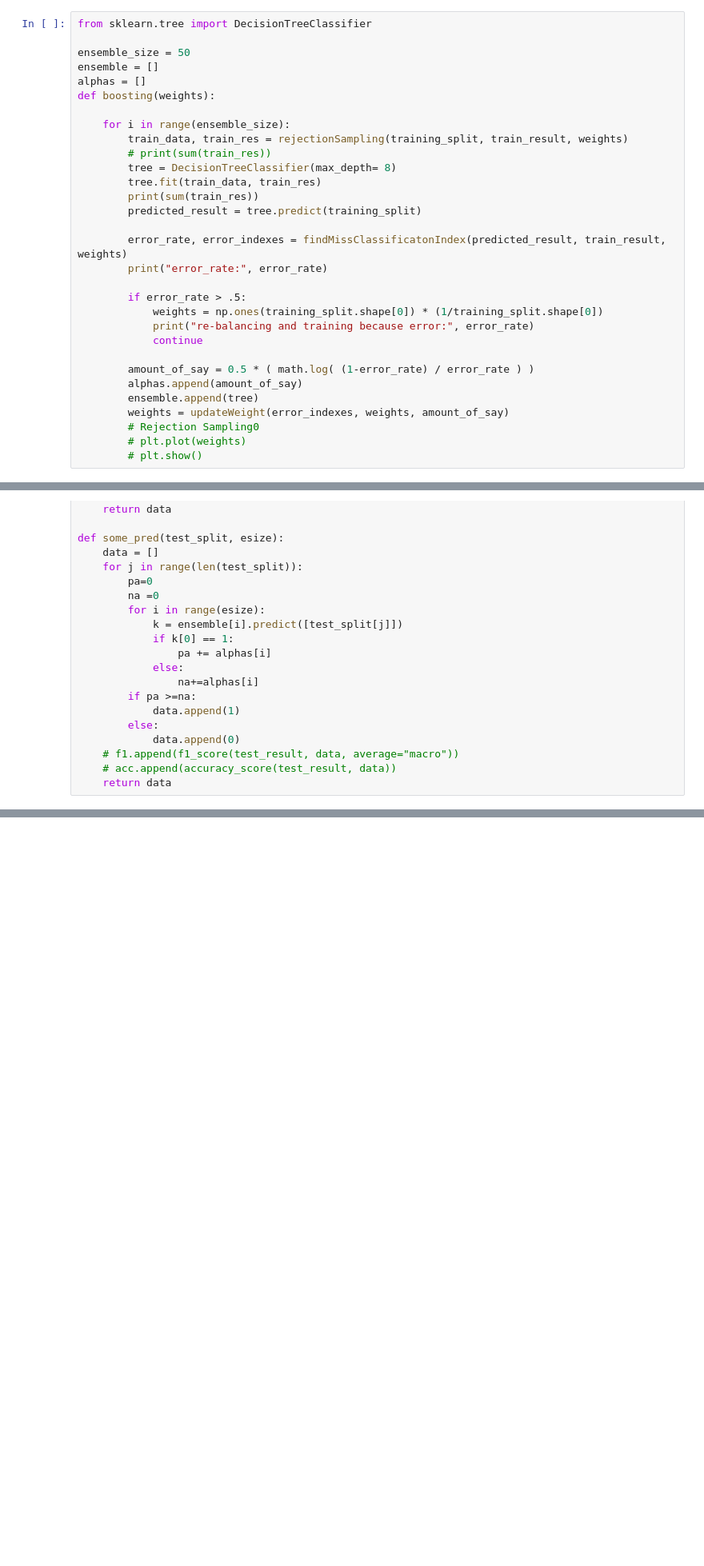
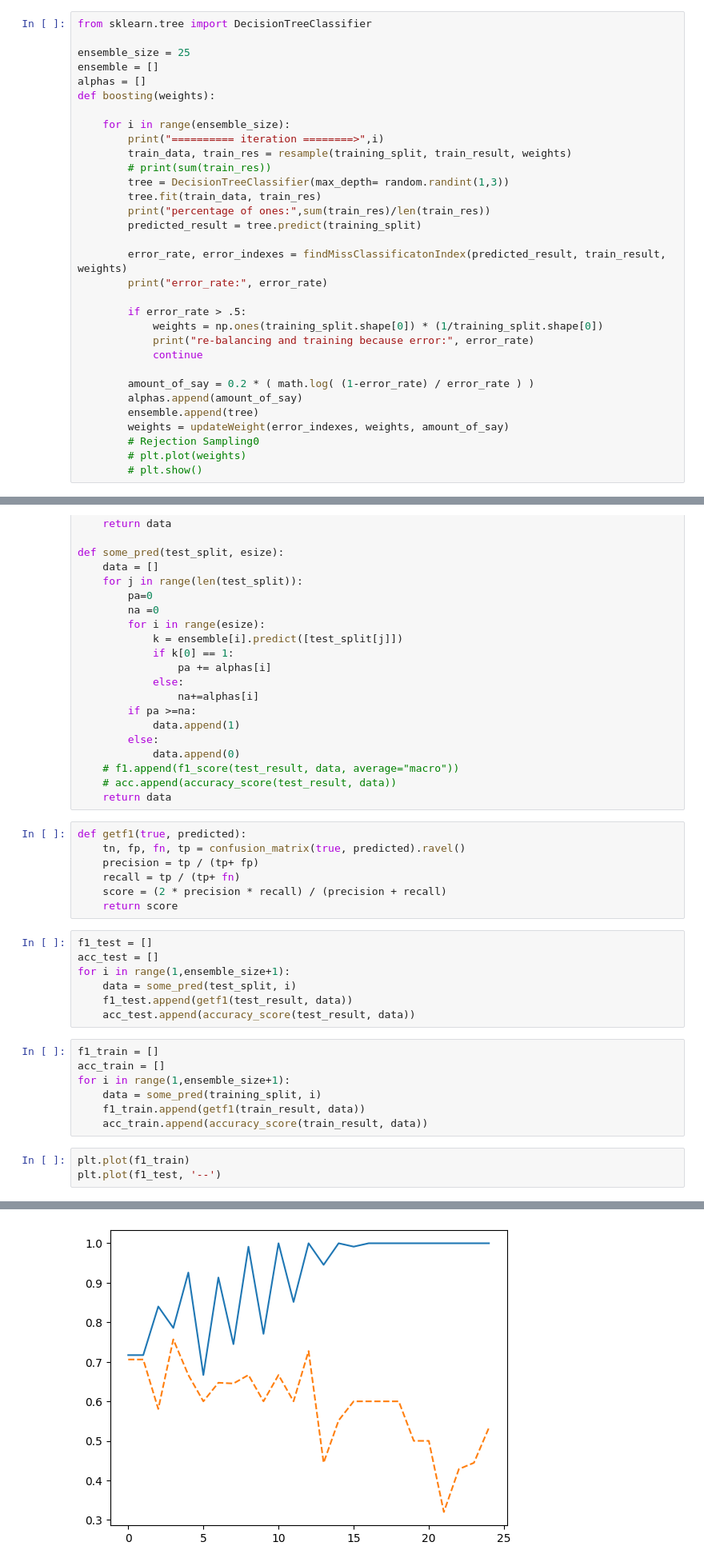
Before and after one commit to bhaba-ranjan/ada-boosting, a Jupyter notebook: boosting.ipynb, the cells around one changed output, grey strips where cells are left out. Shown at 80% size. Saved outputs shown, nothing was run; the diff lists cells and outputs as text; blank space fills up the shorter version.

Commit message:
fix: boosting tree

```diff
--- a/boosting.ipynb
+++ b/boosting.ipynb
@@ -185,17 +195,18 @@ def rejectionSampling(train_data, train_res, weights):
 # %%
 from sklearn.tree import DecisionTreeClassifier
 
-ensemble_size = 50
+ensemble_size = 25
 ensemble = []
 alphas = []
 def boosting(weights):
 
     for i in range(ensemble_size):
-        train_data, train_res = rejectionSampling(training_split, train_result, weights)
+        print("========== iteration ========>",i)
+        train_data, train_res = resample(training_split, train_result, weights)
         # print(sum(train_res))
-        tree = DecisionTreeClassifier(max_depth= 8)
+        tree = DecisionTreeClassifier(max_depth= random.randint(1,3))
         tree.fit(train_data, train_res)
-        print(sum(train_res))
+        print("percentage of ones:",sum(train_res)/len(train_res))
         predicted_result = tree.predict(training_split)
 
         error_rate, error_indexes = findMissClassificatonIndex(predicted_result, train_result, weights)
@@ -206,7 +217,7 @@ def boosting(weights):
             print("re-balancing and training because error:", error_rate)
             continue
 
-        amount_of_say = 0.5 * ( math.log( (1-error_rate) / error_rate ) )
+        amount_of_say = 0.2 * ( math.log( (1-error_rate) / error_rate ) )
         alphas.append(amount_of_say)
         ensemble.append(tree)
         weights = updateWeight(error_indexes, weights, amount_of_say)
@@ -296,3 +306,28 @@ def some_pred(test_split, esize):
     # f1.append(f1_score(test_result, data, average="macro"))
     # acc.append(accuracy_score(test_result, data))
     return data
+# %%
+def getf1(true, predicted):
+    tn, fp, fn, tp = confusion_matrix(true, predicted).ravel()
+    precision = tp / (tp+ fp)
+    recall = tp / (tp+ fn)
+    score = (2 * precision * recall) / (precision + recall)
+    return score
+# %%
+f1_test = []
+acc_test = []
+for i in range(1,ensemble_size+1):
+    data = some_pred(test_split, i)
+    f1_test.append(getf1(test_result, data))
+    acc_test.append(accuracy_score(test_result, data))
+# %%
+f1_train = []
+acc_train = []
+for i in range(1,ensemble_size+1):
+    data = some_pred(training_split, i)
+    f1_train.append(getf1(train_result, data))
+    acc_train.append(accuracy_score(train_result, data))
+# %%
+plt.plot(f1_train)
+plt.plot(f1_test, '--')
+# %% [output]
@@ -298,0 +335 @@ def some_pred(test_split, esize):
+[figure, added]
```
Also changed, not shown: parts of 19 cells of this notebook.
